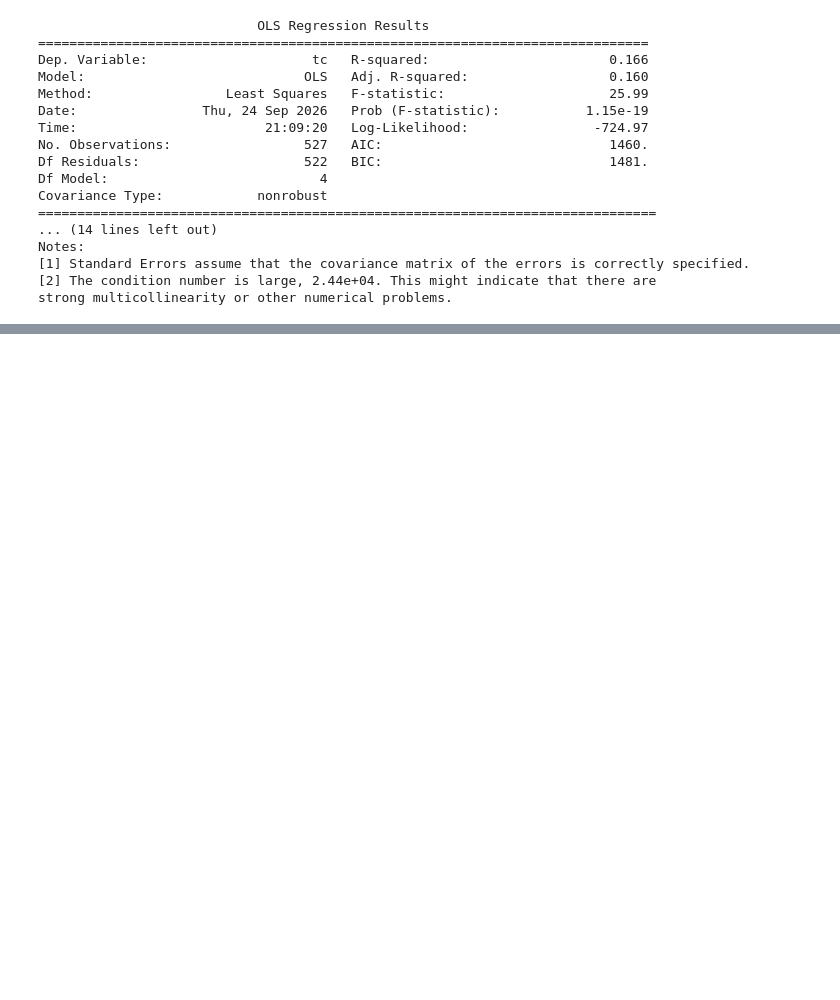
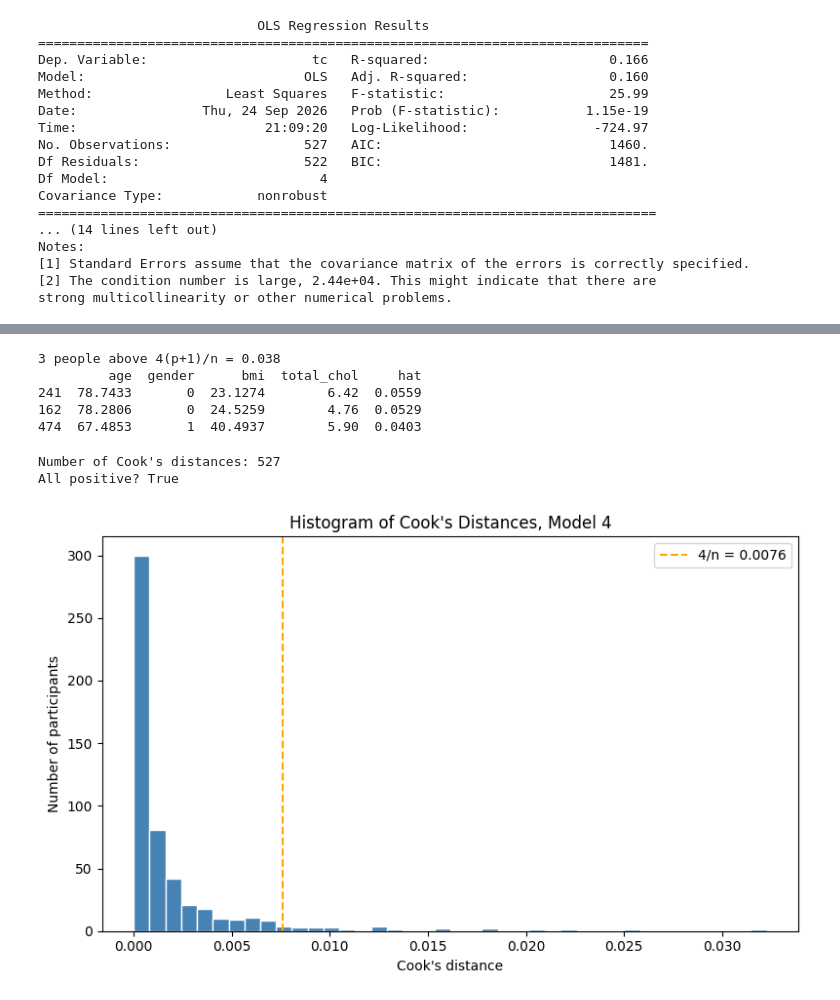
Before and after one commit to hoyedustin/harvard_chan, a Jupyter notebook: bst_220/hw/hw_2/hw_2.ipynb, the cells around one changed output, grey strips where cells are left out. Cells and saved outputs as stored; diff of their text form; code cells hidden in the pictures; blank space fills up the shorter version.

```diff
--- a/bst_220/hw/hw_2/hw_2.ipynb
+++ b/bst_220/hw/hw_2/hw_2.ipynb
@@ -140,0 +237,44 @@ strong multicollinearity or other numerical problems.
+# %%
+#now we need to see what points leverage 4x the average
+
+# now we need to see which points have leverage 4x the average
+
+df = analytic[["age", "gender", "bmi"]].copy()
+df["total_chol"] = y_total_cholesteral
+df["hat"] = h
+
+above4 = df[df["hat"] > cut4].sort_values("hat", ascending=False)
+print(len(above4), "people above 4(p+1)/n =", round(cut4, 4))
+print(above4.round(4).to_string())
+# %% [output]
+3 people above 4(p+1)/n = 0.038
+         age  gender      bmi  total_chol     hat
+241  78.7433       0  23.1274        6.42  0.0559
+162  78.2806       0  24.5259        4.76  0.0529
+474  67.4853       1  40.4937        5.90  0.0403
+# %%
+#for the next question it is asking us about influence using our old friedns Cooks distance. Lets bring that in
+#we also need to see if they are all positve, so lets add some code for that
+cooks_d = infl4.cooks_distance[0]
+print("Number of Cook's distances:", len(cooks_d))
+print("All positive?", (cooks_d > 0).all())
+# %% [output]
+Number of Cook's distances: 527
+All positive? True
+# %%
+#now we are going to make a historgram to report our Cooks distances
+cut_4n = 4 / n
+
+fig, ax = plt.subplots(figsize=(8, 5))
+ax.hist(cooks_d, bins=40, color="steelblue", edgecolor="white")
+ax.axvline(cut_4n, color="orange", linestyle="--", label=f"4/n = {cut_4n:.4f}")
+
+ax.set_xlabel("Cook's distance")
+ax.set_ylabel("Number of participants")
+ax.set_title("Histogram of Cook's Distances, Model 4")
+ax.legend()
+plt.tight_layout()
+plt.savefig("cooks_distance_histogram.png", dpi=300)
+plt.show()
+# %% [output]
+[figure, added]
```
Also changed, not shown: parts of 12 cells of this notebook, 1 other file.
